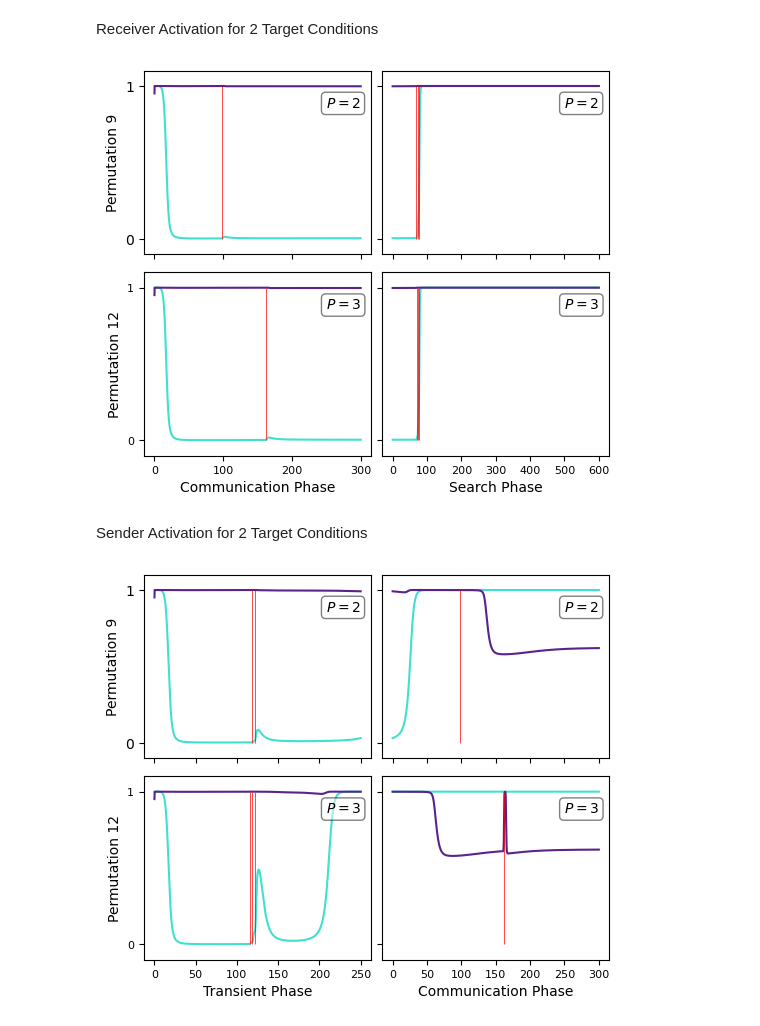
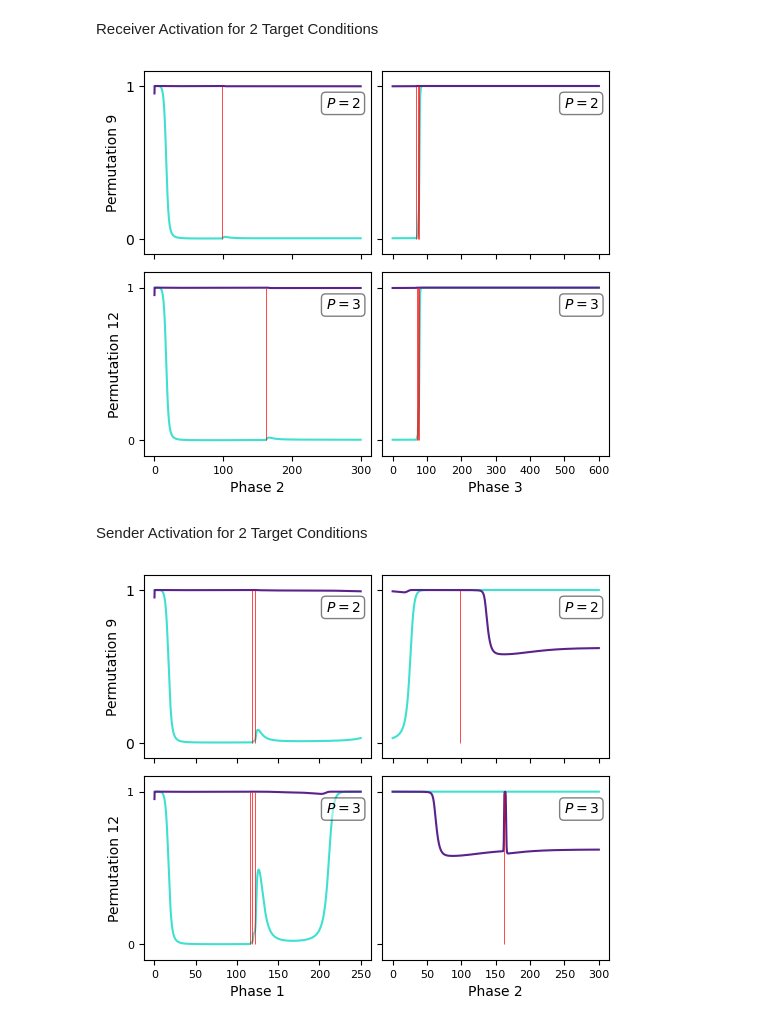
Before and after one commit to ThomasGaul/Cognitive-Distinctions-in-Referential-Communication, a Jupyter notebook: Behavioural-Analysis/Failed-Analysis.ipynb, the cells around one changed output. Cells and saved outputs as stored; diff of their text form; code cells hidden in the pictures.

```diff
--- a/Behavioural-Analysis/Failed-Analysis.ipynb
+++ b/Behavioural-Analysis/Failed-Analysis.ipynb
@@ -1,9 +1,10 @@
 # %% [markdown]
 This notebook analyses the reasons for failure in the 2- and 3-post tasks
 # %%
-BaseDirectory = "ROOT//PATH//TO//ReferComm"
-import os
-os.chdir(BaseDirectory)
+import sys,os
+os.chdir(globals()['_dh'][0])
+os.chdir("../")
+BaseDirectory = os.getcwd()
 
 import numpy as np
 import matplotlib.pyplot as plt
@@ -164,7 +167,7 @@ plt.show()
 # %% [markdown]
 Receiver Activation for 2 Target Conditions
 # %%
-# receiver comm and search phase for two target conditions and P=3 interaction
+# receiver phases 2 and 3 for two target conditions and P=3 interaction
 
 fig,axs = plt.subplots(2,2,sharey="all",sharex="col",figsize=[6,5])
 
@@ -180,36 +183,36 @@ axs[0,1].autoscale()
 perm = 12
 axs[1,0] = p3_stuck.PlotReceiverActivation(axs[1,0],perm=perm,phase=2,n=n)
 axs[1,0].vlines(p3_stuck.ContactPoints2D[perm-1][1].get_path().vertices[:,0],0,1,colors="r",linewidth=.5)
 axs[1,1] = p3_stuck.PlotReceiverActivation(axs[1,1],perm=perm,phase=3,n=n)
 axs[1,1].vlines(p3_stuck.ContactPoints2D[perm-1][2].get_path().vertices[:,0],0,1,colors="r",linewidth=.5)
 axs[1,0].autoscale()
 axs[1,1].autoscale()
 
 axs[0,0].set_ylim([-.1,1.1])
 axs[0,0].set_yticks([0,1])
 axs[0,0].set_xticks(np.arange(0,301,100))
 axs[0,1].set_xticks(np.arange(0,601,100))
 axs[1,0].tick_params(labelsize=8)
 axs[1,1].tick_params(labelsize=8)
 bbox = dict(boxstyle='round', fc='1', ec="0", alpha=.5)
 axs[0,0].text(.8,.8,"$P=2$",transform=axs[0,0].transAxes,bbox=bbox)
 axs[0,1].text(.8,.8,"$P=2$",transform=axs[0,1].transAxes,bbox=bbox)
 axs[1,0].text(.8,.8,"$P=3$",transform=axs[1,0].transAxes,bbox=bbox)
 axs[1,1].text(.8,.8,"$P=3$",transform=axs[1,1].transAxes,bbox=bbox)
 axs[0,0].set_ylabel("Permutation 9",fontsize=10)
 axs[1,0].set_ylabel("Permutation 12",fontsize=10)
-axs[1,0].set_xlabel("Communication Phase",fontsize=10)
-axs[1,1].set_xlabel("Search Phase",fontsize=10)
+axs[1,0].set_xlabel("Phase 2",fontsize=10)
+axs[1,1].set_xlabel("Phase 3",fontsize=10)
 fig.subplots_adjust(wspace=.05,hspace=.1)
 
 # os.chdir(BaseDirectory)
 # fig.savefig('./Plots/P3-r-stuck_act.pdf',format="pdf",bbox_inches="tight",dpi=600)
 # fig.savefig('./Plots/P3-r-stuck_act.jpeg',bbox_inches="tight",dpi=600)
 plt.show()
 
 # receiver can't distinguish P=2 and P=3
 # %% [output]
-[figure, old version]
+[figure, new version]
 # %% [markdown]
 Sender Activation for 2 Target Conditions
 # %%
@@ -247,16 +250,16 @@ axs[1,0].text(.8,.8,"$P=3$",transform=axs[1,0].transAxes,bbox=bbox)
 axs[1,1].text(.8,.8,"$P=3$",transform=axs[1,1].transAxes,bbox=bbox)
 axs[0,0].set_ylabel("Permutation 9",fontsize=10)
 axs[1,0].set_ylabel("Permutation 12",fontsize=10)
-axs[1,0].set_xlabel("Transient Phase",fontsize=10)
-axs[1,1].set_xlabel("Communication Phase",fontsize=10)
+axs[1,0].set_xlabel("Phase 1",fontsize=10)
+axs[1,1].set_xlabel("Phase 2",fontsize=10)
 
 fig.subplots_adjust(wspace=.05,hspace=.1)
 
 # os.chdir(BaseDirectory)
-# fig.savefig('./Plots/P2-s-stuck_act.pdf',format="pdf",bbox_inches="tight",dpi=600)
-# fig.savefig('./Plots/P2-s-stuck_act.jpeg',bbox_inches="tight",dpi=600)
+# fig.savefig('./Plots/P3-s-stuck_act.pdf',format="pdf",bbox_inches="tight",dpi=600)
+# fig.savefig('./Plots/P3-s-stuck_act.jpeg',bbox_inches="tight",dpi=600)
 plt.show()
 
 # sender fails to make sufficient distinction
 # %% [output]
-[figure, old version]
+[figure, new version]
```
Also changed, not shown: parts of 4 cells of this notebook, 3 other files.
